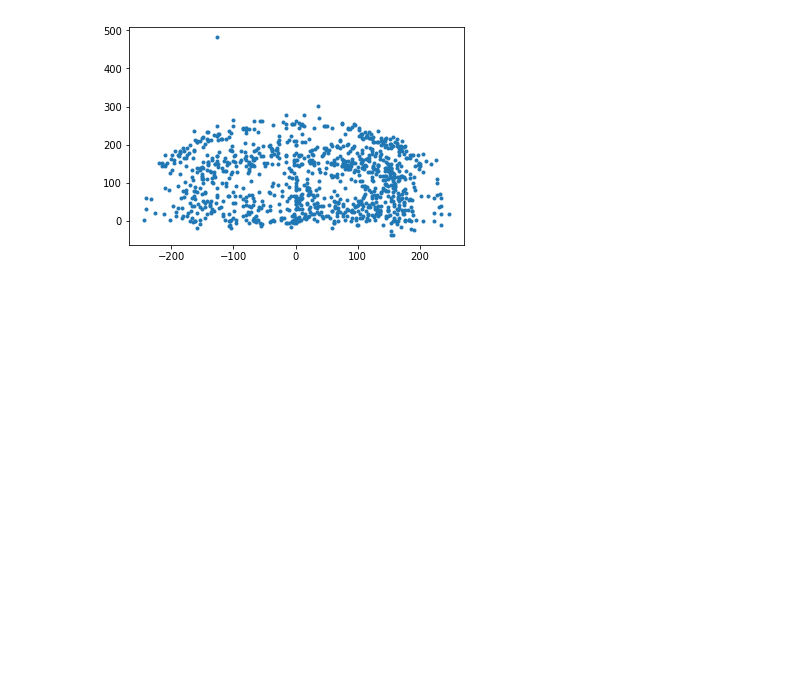
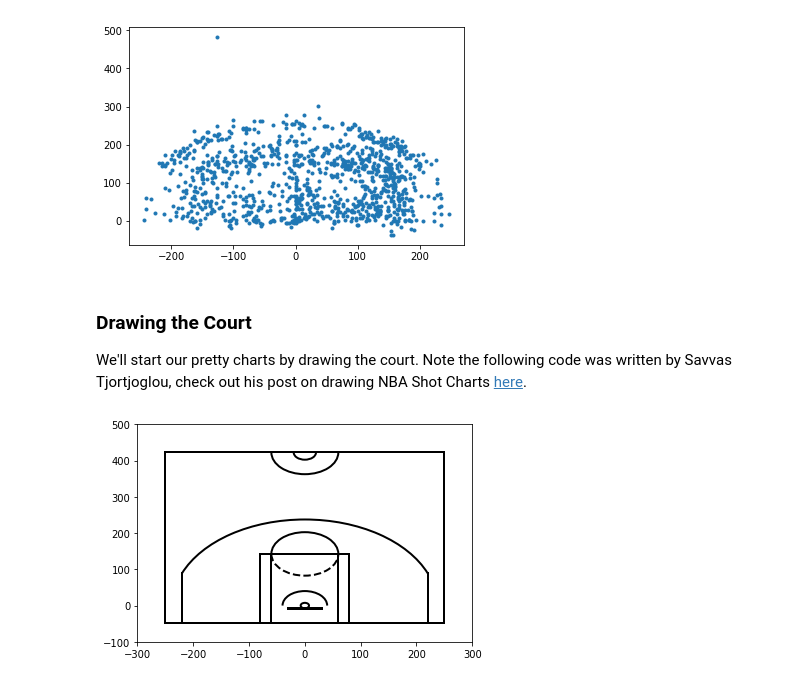
Before and after one commit to matthewosborne71/SportsProjects, a Jupyter notebook: NBA_Shot_Charts/ShotCharts.ipynb, the cells around one changed output. Cells and saved outputs as stored; diff of their text form; code cells hidden in the pictures; blank space fills up the shorter version.

```diff
--- a/NBA_Shot_Charts/ShotCharts.ipynb
+++ b/NBA_Shot_Charts/ShotCharts.ipynb
@@ -89,3 +89,7 @@ plt.plot(Rookie_DF.LOC_X,Rookie_DF.LOC_Y,'.')
 plt.show()
 # %% [output]
 [figure]
+# %% [markdown]
+### Drawing the Court
+
+We'll start our pretty charts by drawing the court. Note the following code was written by Savvas Tjortjoglou, check out his post on drawing NBA Shot Charts <a href = "http://savvastjortjoglou.com/nba-shot-sharts.html">here</a>.
@@ -91,0 +167,9 @@ plt.show()
+# %%
+# Now We have a court to play on!
+plt.figure()
+draw_court(outer_lines=True)
+plt.xlim(-300,300)
+plt.ylim(-100,500)
+plt.show()
+# %% [output]
+[figure, added]
```
Also changed, not shown: parts of 3 cells of this notebook.
